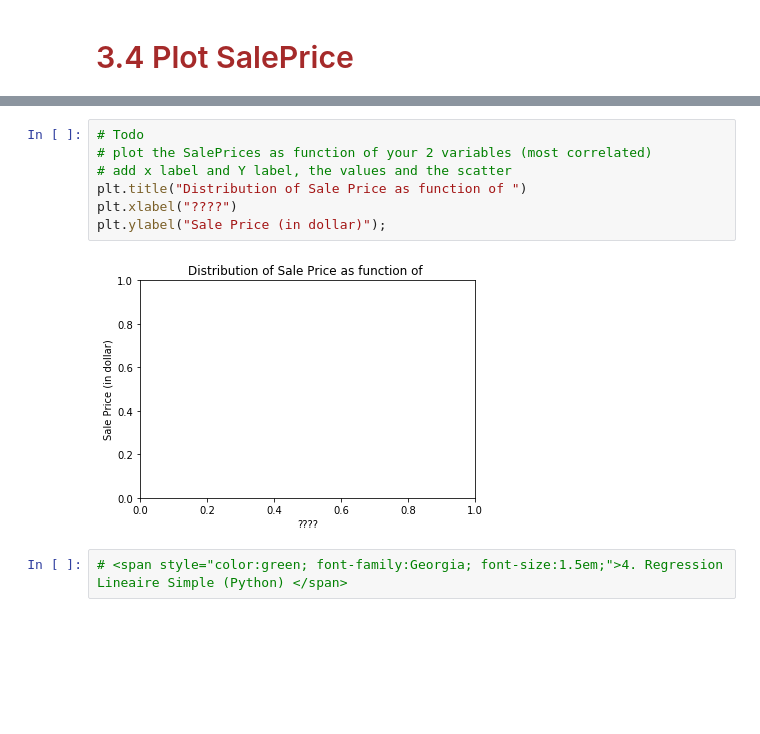
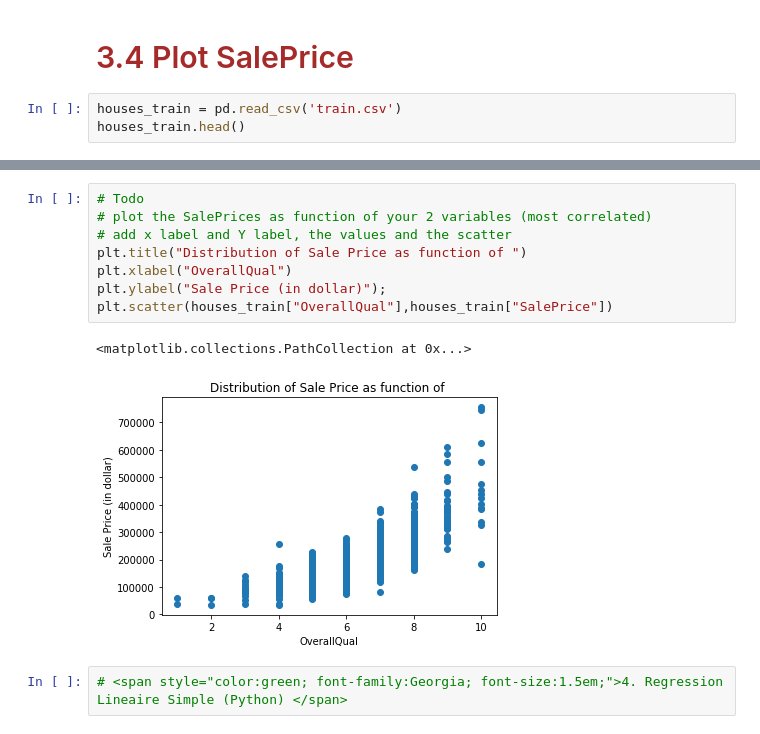
Before and after one commit to devmams/-SourcesMasterInfo, a Jupyter notebook: univ-lemans/aan/TP1/TP1.ipynb, the cells around one changed output, grey strips where cells are left out. Saved outputs shown, nothing was run; the diff lists cells and outputs as text; blank space fills up the shorter version.

```diff
--- a/univ-lemans/aan/TP1/TP1.ipynb
+++ b/univ-lemans/aan/TP1/TP1.ipynb
@@ -113,2 +113,5 @@ Name: SalePrice, dtype: float64
 # %% [markdown]
 ## <span style="color:brown; font-family:times; font-size:1.3em;">3.4 Plot SalePrice    </span>
+# %%
+houses_train = pd.read_csv('train.csv')
+houses_train.head()
@@ -115,12 +126,14 @@ Name: SalePrice, dtype: float64
 # %%
 # Todo
 # plot the SalePrices as function of your 2 variables (most correlated)
 # add x label and Y label, the values and the scatter
 plt.title("Distribution of Sale Price as function of ")
-plt.xlabel("????")
+plt.xlabel("OverallQual")
 plt.ylabel("Sale Price (in dollar)");
+plt.scatter(houses_train["OverallQual"],houses_train["SalePrice"])
 # %% [output]
+<matplotlib.collections.PathCollection at 0x...>
-[figure, old version]
+[figure, new version]
 # %%
 # <span style="color:green; font-family:Georgia; font-size:1.5em;">4. Regression Lineaire Simple (Python) </span>
 # %% [markdown]
```
Also changed, not shown: parts of 5 cells of this notebook, 6 other files.
